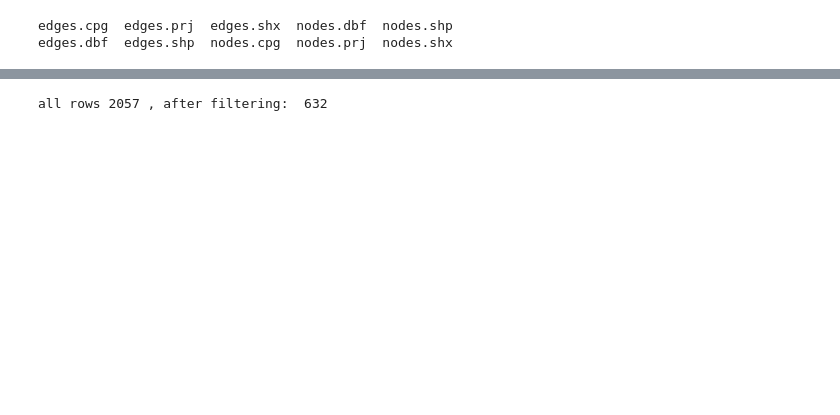
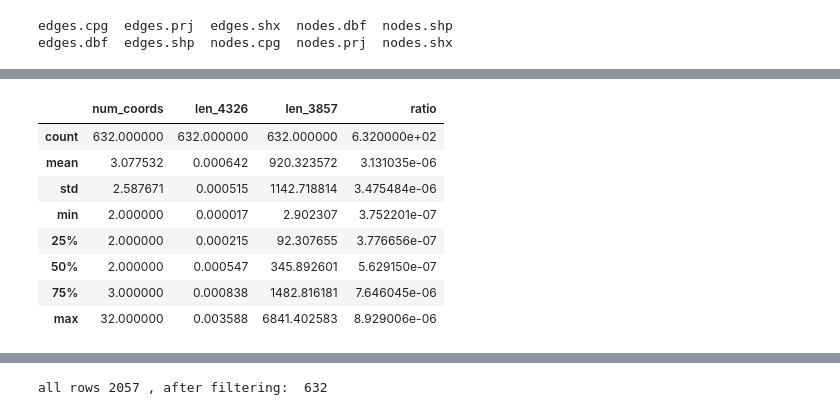
Before and after one commit to kywch/geo-colab, a Jupyter notebook: TreePedia_Step1_point_sampling.ipynb, the cells around one changed output, grey strips where cells are left out. Cells and saved outputs as stored; diff of their text form; code cells hidden in the pictures; blank space fills up the shorter version.

```diff
--- a/TreePedia_Step1_point_sampling.ipynb
+++ b/TreePedia_Step1_point_sampling.ipynb
@@ -100,0 +141,12 @@ memory usage: 305.5+ KB
+# %%
+quick_df.describe()
+# %% [output]
+|  | num_coords | len_4326 | len_3857 | ratio |
+| count | 632.000000 | 632.000000 | 632.000000 | 6.320000e+02 |
+| mean | 3.077532 | 0.000642 | 920.323572 | 3.131035e-06 |
+| std | 2.587671 | 0.000515 | 1142.718814 | 3.475484e-06 |
+| min | 2.000000 | 0.000017 | 2.902307 | 3.752201e-07 |
+| 25% | 2.000000 | 0.000215 | 92.307655 | 3.776656e-07 |
+| 50% | 2.000000 | 0.000547 | 345.892601 | 5.629150e-07 |
+| 75% | 3.000000 | 0.000838 | 1482.816181 | 7.646045e-06 |
+| max | 32.000000 | 0.003588 | 6841.402583 | 8.929006e-06 |
```
Also changed, not shown: parts of 17 cells of this notebook.
